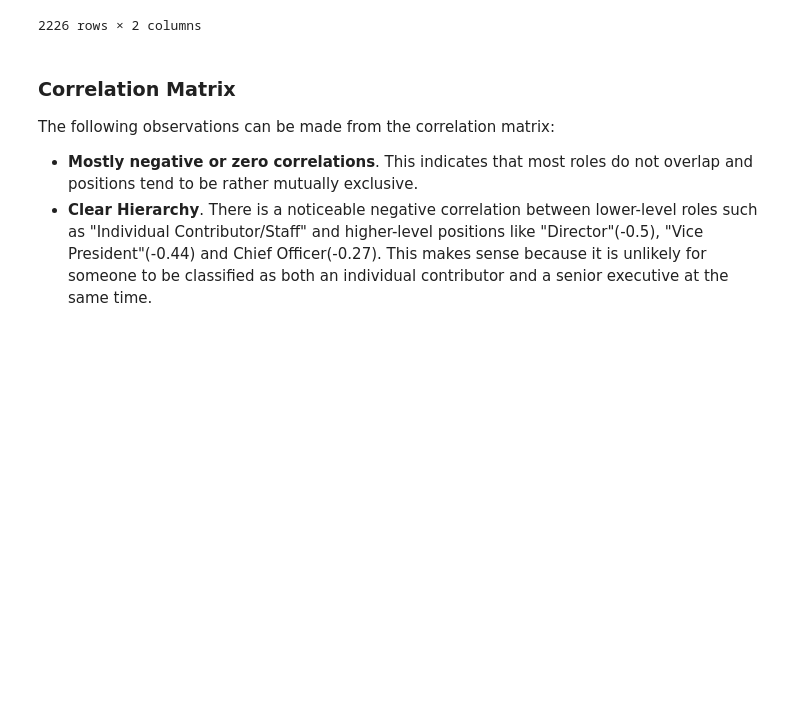
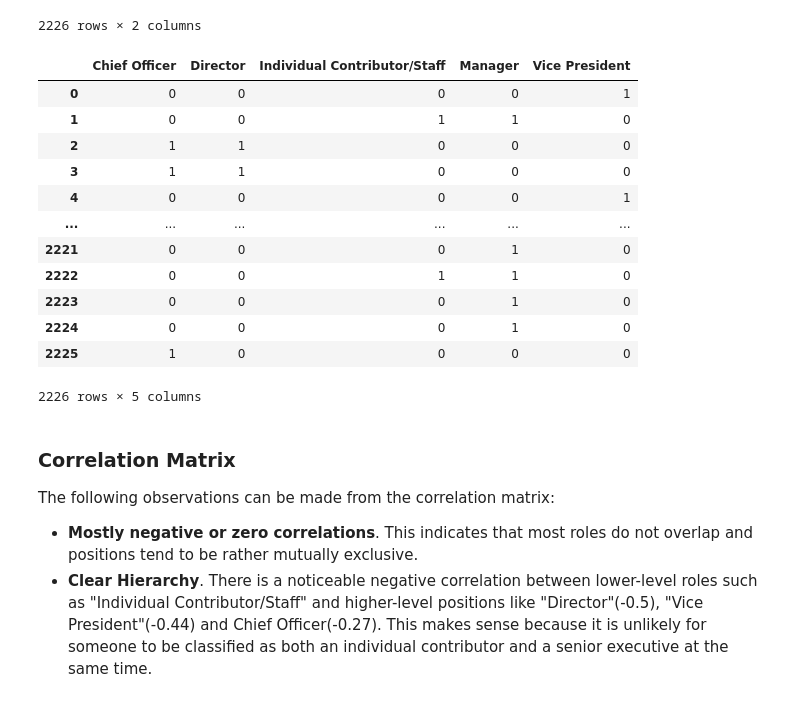
Before and after one commit to anyaachan/JobTitleClassification, a Jupyter notebook: model.ipynb, the cells around one changed output. Drawn from its saved outputs; the diff is of its cells as text; code cells hidden in the pictures; blank space fills up the shorter version.

```diff
--- a/model.ipynb
+++ b/model.ipynb
@@ -340,3 +337,19 @@ job_level_data
 | 2238 | Innovation Automation Architect | [0, 0, 0, 1, 0] |
 | 2239 | Founder and Chief Executive Offic... | [1, 0, 0, 0, 0] |
 2226 rows × 2 columns
+# %%
+one_hot_df
+# %% [output]
+|  | Chief Officer | Director | Individual Contributor/Staff | Manager | Vice President |
+| 0 | 0 | 0 | 0 | 0 | 1 |
+| 1 | 0 | 0 | 1 | 1 | 0 |
+| 2 | 1 | 1 | 0 | 0 | 0 |
+| 3 | 1 | 1 | 0 | 0 | 0 |
+| 4 | 0 | 0 | 0 | 0 | 1 |
+| ... | ... | ... | ... | ... | ... |
+| 2221 | 0 | 0 | 0 | 1 | 0 |
+| 2222 | 0 | 0 | 1 | 1 | 0 |
+| 2223 | 0 | 0 | 0 | 1 | 0 |
+| 2224 | 0 | 0 | 0 | 1 | 0 |
+| 2225 | 1 | 0 | 0 | 0 | 0 |
+2226 rows × 5 columns
```
Also changed, not shown: parts of 11 cells of this notebook, 1 other file.
